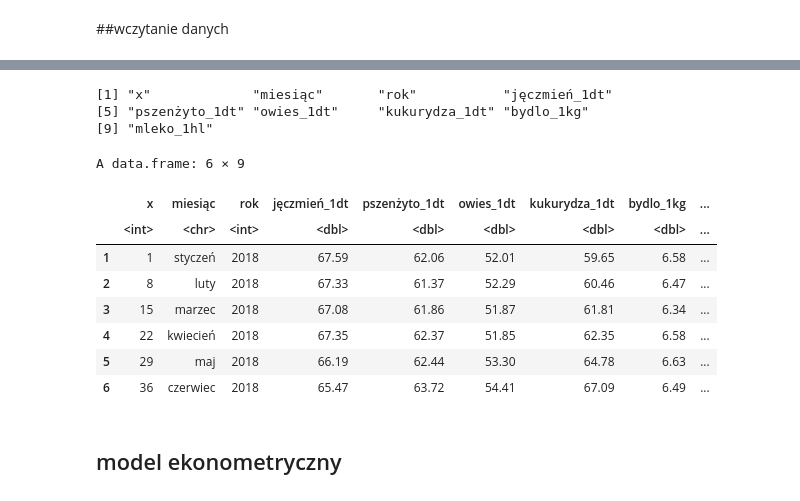
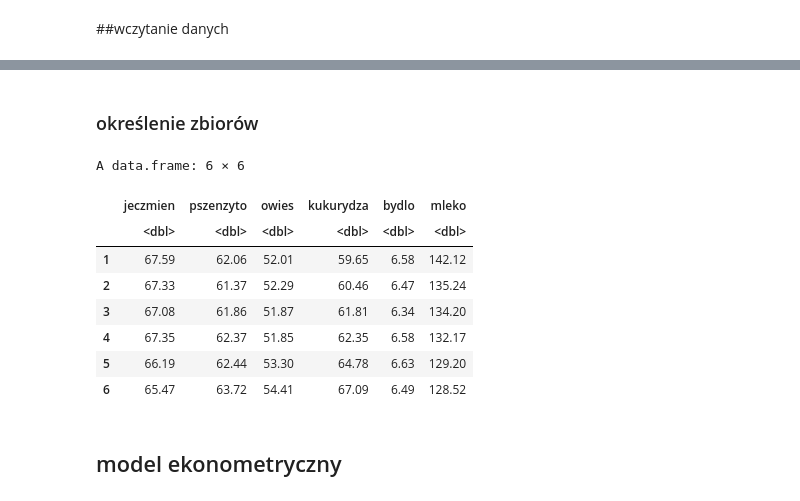
Before and after one commit to plo17/econometric_model, a Jupyter notebook: mucha_projekt.ipynb, the cells around one changed output, grey strips where cells are left out. Drawn from its saved outputs; the diff is of its cells as text; code cells hidden in the pictures.

```diff
--- a/mucha_projekt.ipynb
+++ b/mucha_projekt.ipynb
@@ -30,4 +31,4 @@ The following object is masked from ‘package:car’:
 ##wczytanie danych
 # %%
 dane <- read.csv2("/content/ceny_produktow_rolniczych.csv")
-head(dane)
+dane <- dane %>% select(-X, -Okresy, -Rok)
@@ -71,22 +47,20 @@ names(dane)
-# %%
-names(dane) <- c("x", "miesiąc", "rok", "jęczmień_1dt", "pszenżyto_1dt", "owies_1dt", "kukurydza_1dt", "bydlo_1kg", "mleko_1hl")
-names(dane)
-# %% [output]
-[1] "x"             "miesiąc"       "rok"           "jęczmień_1dt"
-[5] "pszenżyto_1dt" "owies_1dt"     "kukurydza_1dt" "bydlo_1kg"
-[9] "mleko_1hl"
+# %% [markdown]
+### określenie zbiorów
+# %%
+trening = dane[1:67,]
+test = dane[68:83,]
 # %%
-head(dane)
+head(trening)
 # %% [output]
-A data.frame: 6 × 9
+A data.frame: 6 × 6
-|  | x | miesiąc | rok | jęczmień_1dt | pszenżyto_1dt | owies_1dt | kukurydza_1dt | bydlo_1kg | ... |
-|  | <int> | <chr> | <int> | <dbl> | <dbl> | <dbl> | <dbl> | <dbl> | ... |
-| 1 | 1 | styczeń | 2018 | 67.59 | 62.06 | 52.01 | 59.65 | 6.58 | ... |
-| 2 | 8 | luty | 2018 | 67.33 | 61.37 | 52.29 | 60.46 | 6.47 | ... |
-| 3 | 15 | marzec | 2018 | 67.08 | 61.86 | 51.87 | 61.81 | 6.34 | ... |
-| 4 | 22 | kwiecień | 2018 | 67.35 | 62.37 | 51.85 | 62.35 | 6.58 | ... |
-| 5 | 29 | maj | 2018 | 66.19 | 62.44 | 53.30 | 64.78 | 6.63 | ... |
-| 6 | 36 | czerwiec | 2018 | 65.47 | 63.72 | 54.41 | 67.09 | 6.49 | ... |
+|  | jeczmien | pszenzyto | owies | kukurydza | bydlo | mleko |
+|  | <dbl> | <dbl> | <dbl> | <dbl> | <dbl> | <dbl> |
+| 1 | 67.59 | 62.06 | 52.01 | 59.65 | 6.58 | 142.12 |
+| 2 | 67.33 | 61.37 | 52.29 | 60.46 | 6.47 | 135.24 |
+| 3 | 67.08 | 61.86 | 51.87 | 61.81 | 6.34 | 134.20 |
+| 4 | 67.35 | 62.37 | 51.85 | 62.35 | 6.58 | 132.17 |
+| 5 | 66.19 | 62.44 | 53.30 | 64.78 | 6.63 | 129.20 |
+| 6 | 65.47 | 63.72 | 54.41 | 67.09 | 6.49 | 128.52 |
 # %% [markdown]
 ## model ekonometryczny
 # %% [markdown]
```
Also changed, not shown: parts of 26 cells of this notebook.
